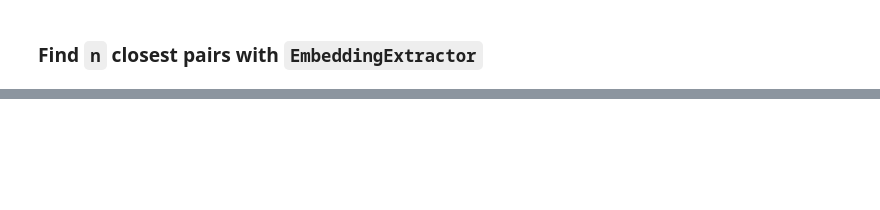
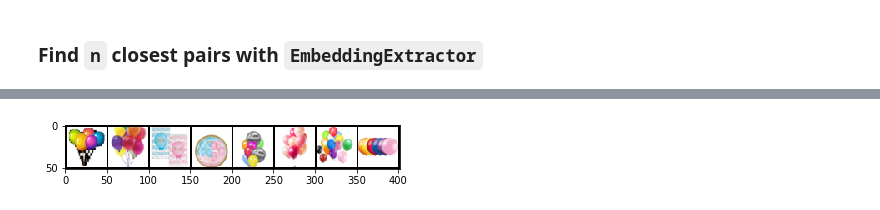
Before and after one commit to JustinShenk/simages, a Jupyter notebook: demo.ipynb, the cells around one changed output, grey strips where cells are left out. Saved outputs shown, nothing was run; the diff lists cells and outputs as text; code cells hidden in the pictures; blank space fills up the shorter version.

```diff
--- a/demo.ipynb
+++ b/demo.ipynb
@@ -100,3 +161,5 @@ print("Distances:\n", distances)
 # %%
 # Show images for corresponding `pairs` indices
-extractor.show_images([99, 108, 72, 75, 89, 92, 12, 27])
+extractor.show_images([3, 35, 37, 60, 40, 67, 62, 89])
+# %% [output]
+[figure, added]
```
Also changed, not shown: parts of 5 cells of this notebook, 1 other file.
